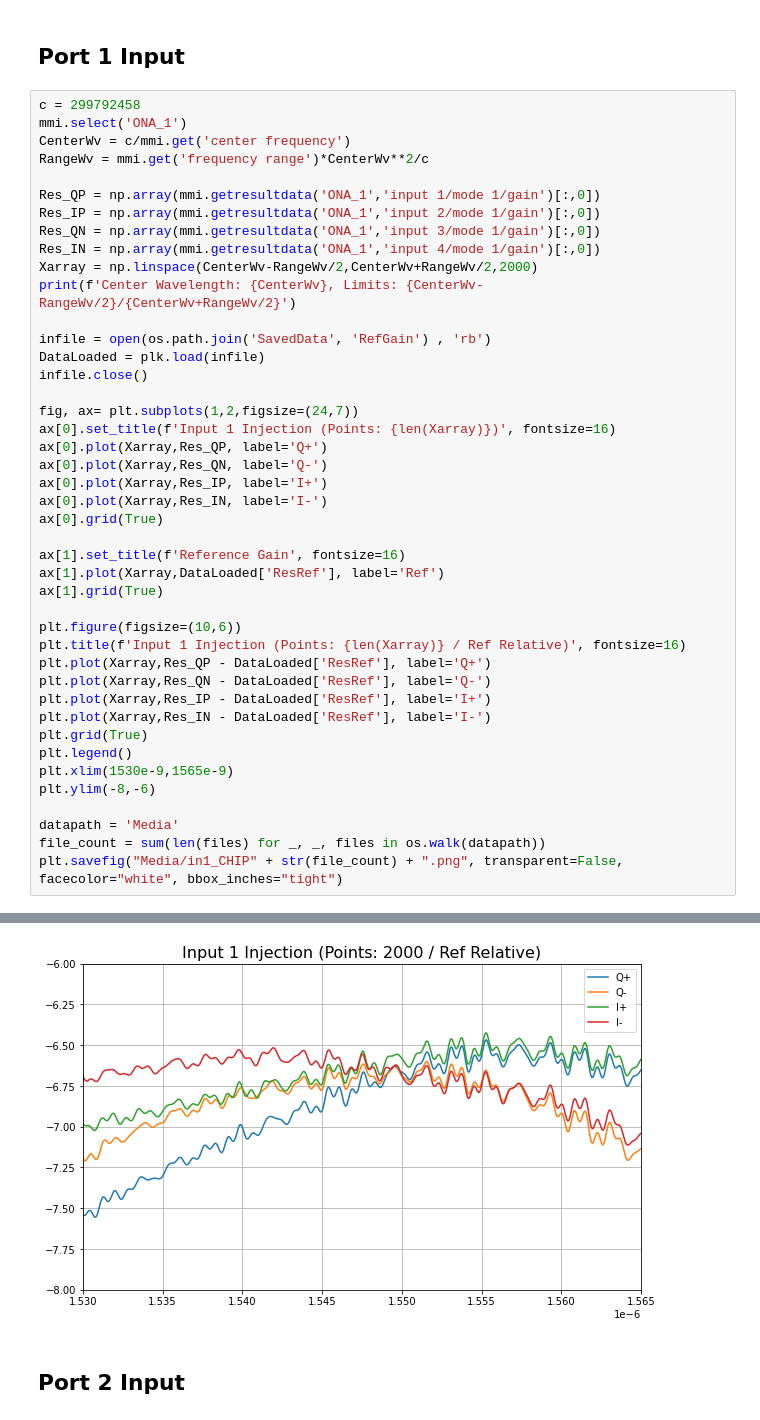
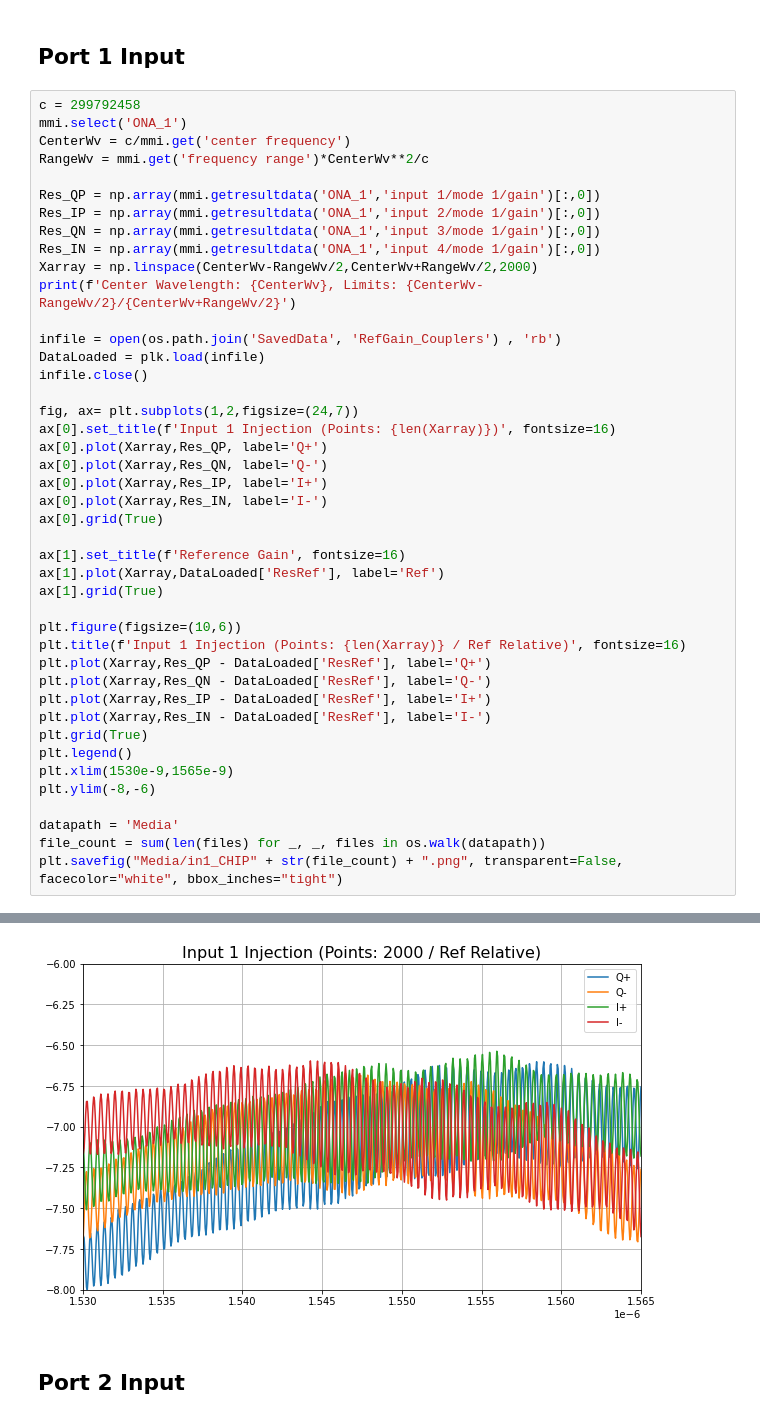
Before and after one commit to CaioRodrigues200/Photonics-training, a Jupyter notebook: Projects/Hybrid4x4/InterconnectFiles/MMI4x4_Interconnect_CHIP.ipynb, the cells around one changed output, grey strips where cells are left out. Cells and saved outputs as stored; diff of their text form.

```diff
--- a/Projects/Hybrid4x4/InterconnectFiles/MMI4x4_Interconnect_CHIP.ipynb
+++ b/Projects/Hybrid4x4/InterconnectFiles/MMI4x4_Interconnect_CHIP.ipynb
@@ -80,7 +80,7 @@ Res_IN = np.array(mmi.getresultdata('ONA_1','input 4/mode 1/gain')[:,0])
 Xarray = np.linspace(CenterWv-RangeWv/2,CenterWv+RangeWv/2,2000)
 print(f'Center Wavelength: {CenterWv}, Limits: {CenterWv-RangeWv/2}/{CenterWv+RangeWv/2}')
 
-infile = open(os.path.join('SavedData', 'RefGain') , 'rb')
+infile = open(os.path.join('SavedData', 'RefGain_Couplers') , 'rb')
 DataLoaded = plk.load(infile)
 infile.close()
 
@@ -116,4 +116,4 @@ Center Wavelength: 1.5483870967728607e-06, Limits: 1.49843912590793e-06/1.598335
-[figure, old version]
+[figure, new version]
 # %% [markdown]
 ## Port 2 Input
 # %%
```
Also changed, not shown: parts of 8 cells of this notebook, 23 other files.
